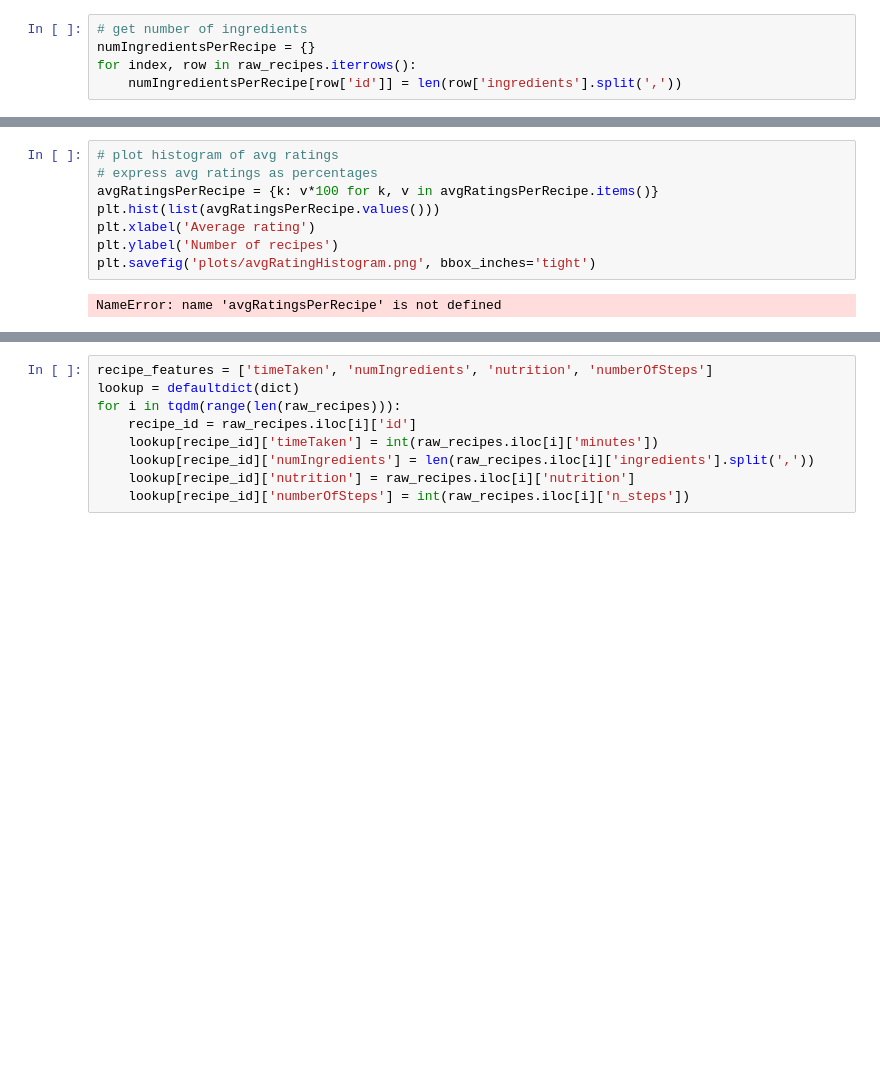
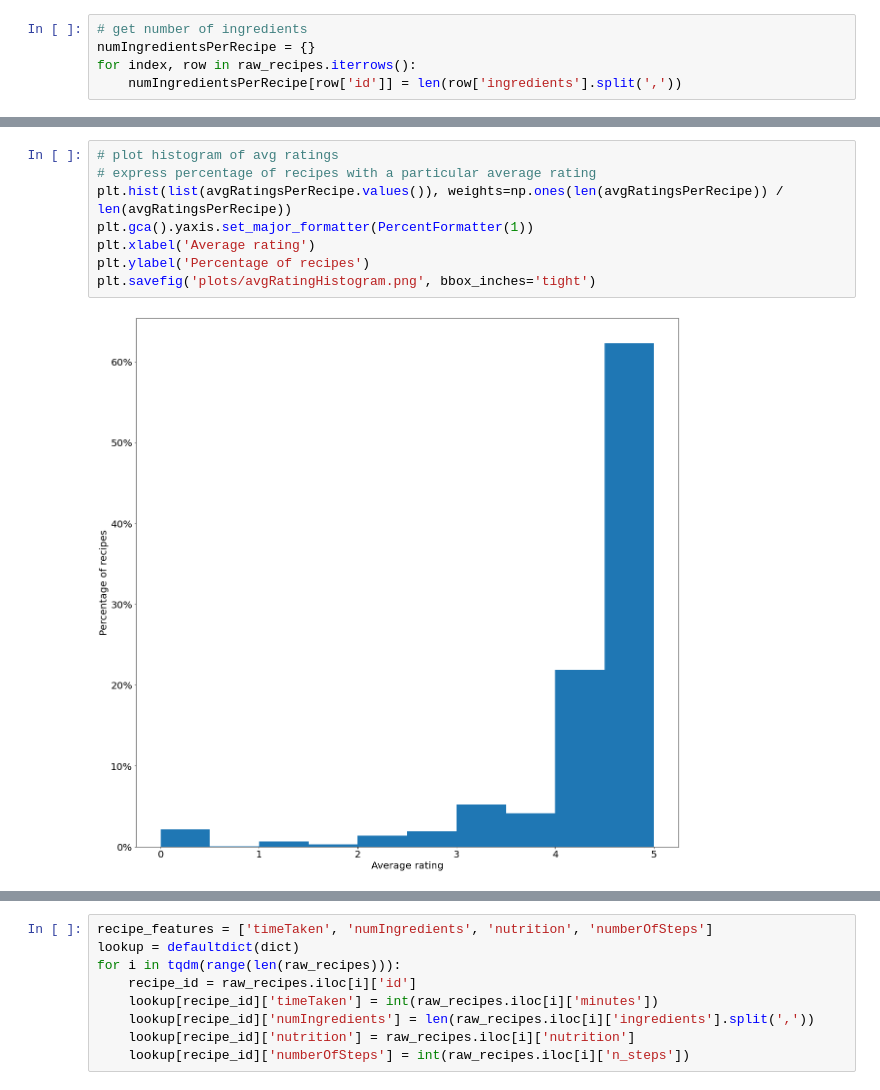
Before and after one commit to pbcpraveen/SavorSync, a Jupyter notebook: data_analysis/Analysis.ipynb, the cells around one changed output, grey strips where cells are left out. Saved outputs shown, nothing was run; the diff lists cells and outputs as text; blank space fills up the shorter version.

```diff
--- a/data_analysis/Analysis.ipynb
+++ b/data_analysis/Analysis.ipynb
@@ -99,12 +105,12 @@ plt.savefig('plots/timeTakenVsAvgRating.png', bbox_inches='tight')
 # %%
 # plot histogram of avg ratings
-# express avg ratings as percentages
-avgRatingsPerRecipe = {k: v*100 for k, v in avgRatingsPerRecipe.items()}
-plt.hist(list(avgRatingsPerRecipe.values()))
+# express percentage of recipes with a particular average rating
+plt.hist(list(avgRatingsPerRecipe.values()), weights=np.ones(len(avgRatingsPerRecipe)) / len(avgRatingsPerRecipe))
+plt.gca().yaxis.set_major_formatter(PercentFormatter(1))
 plt.xlabel('Average rating')
-plt.ylabel('Number of recipes')
+plt.ylabel('Percentage of recipes')
 plt.savefig('plots/avgRatingHistogram.png', bbox_inches='tight')
 # %% [output]
-NameError: name 'avgRatingsPerRecipe' is not defined
+[figure, added]
 # %%
 # plot histogram of number of ingredients
```
Also changed, not shown: parts of 6 cells of this notebook, 3 other files.
